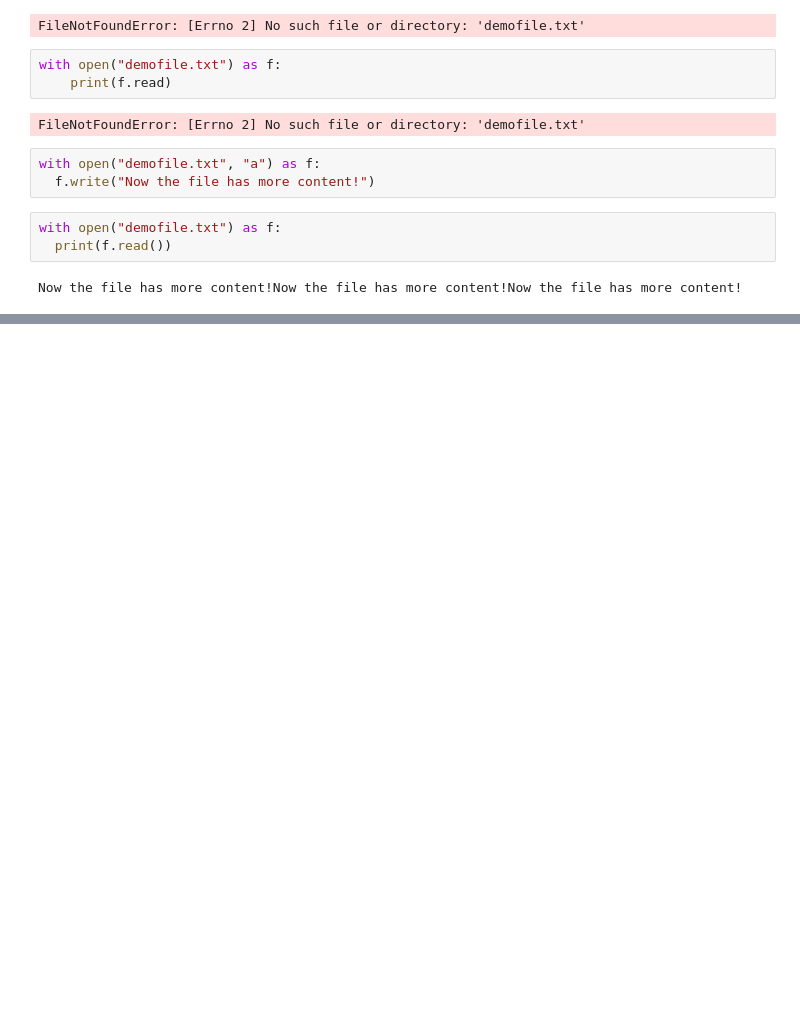
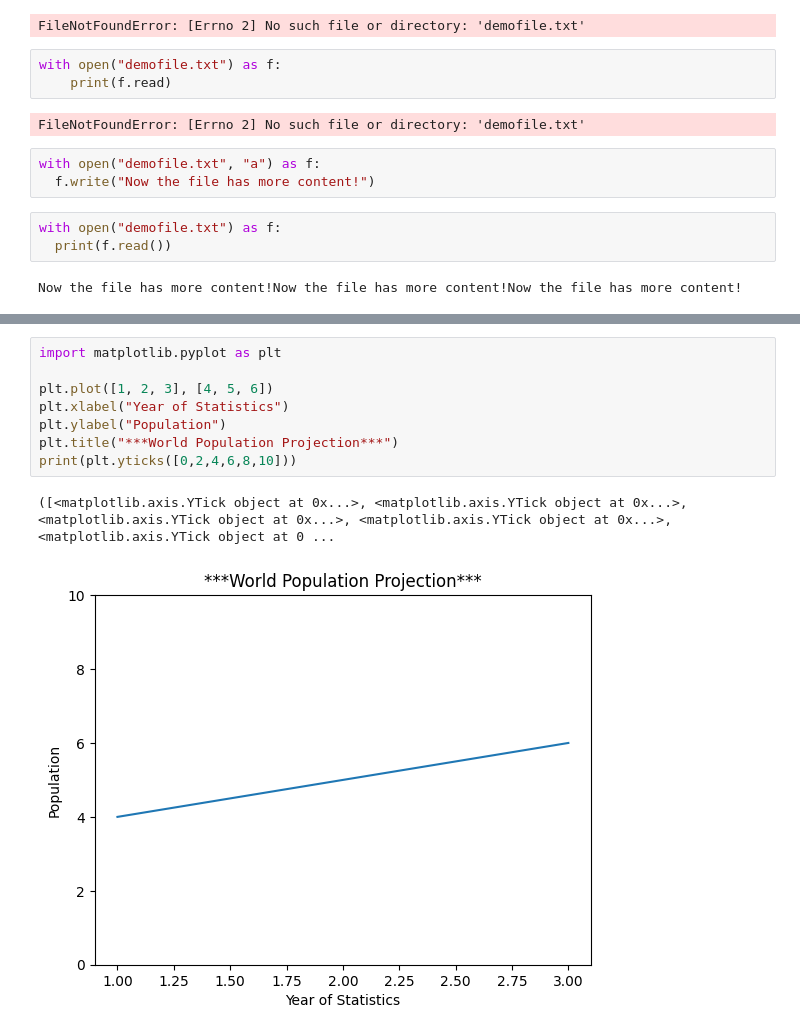
Before and after one commit to timilsenadenis/Datascience_Day1, a Jupyter notebook: denis.ipynb, the cells around one changed output, grey strips where cells are left out. Cells and saved outputs as stored; diff of their text form; blank space fills up the shorter version.

```diff
--- a/denis.ipynb
+++ b/denis.ipynb
@@ -968,0 +1093,11 @@ Now the file has more content!Now the file has more content!Now the file has mor
+# %%
+import matplotlib.pyplot as plt
+
+plt.plot([1, 2, 3], [4, 5, 6])
+plt.xlabel("Year of Statistics")
+plt.ylabel("Population")
+plt.title("***World Population Projection***")
+print(plt.yticks([0,2,4,6,8,10]))
+# %% [output]
+([<matplotlib.axis.YTick object at 0x...>, <matplotlib.axis.YTick object at 0x...>, <matplotlib.axis.YTick object at 0x...>, <matplotlib.axis.YTick object at 0x...>, <matplotlib.axis.YTick object at 0 ...
+[figure, added]
```
Also changed, not shown: parts of 21 cells of this notebook.
